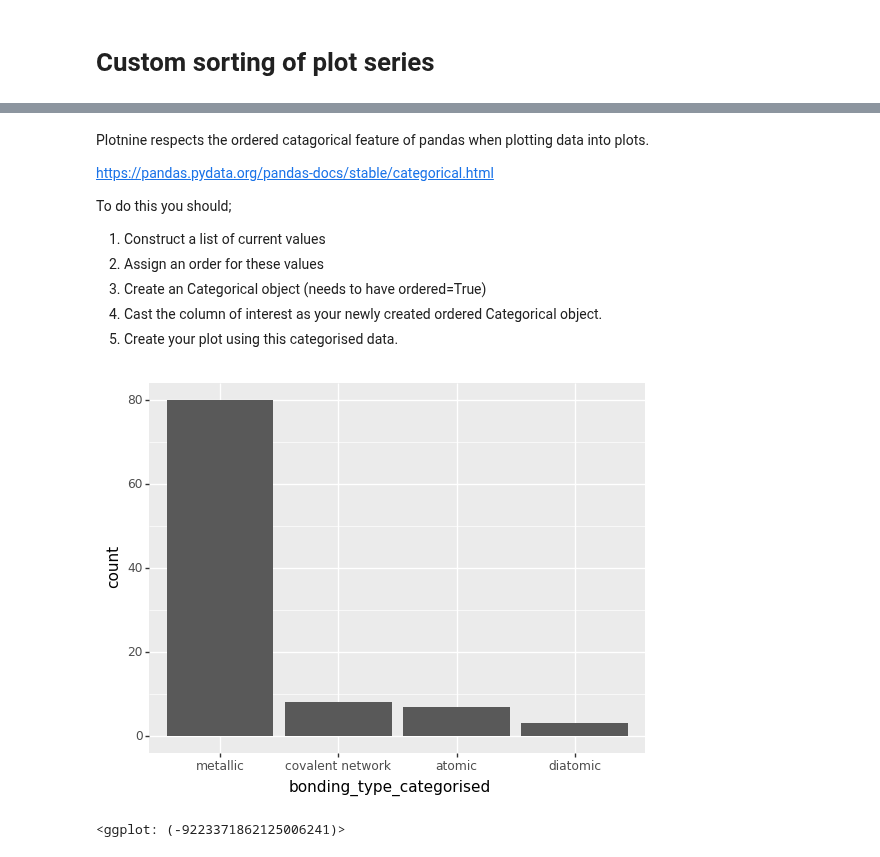
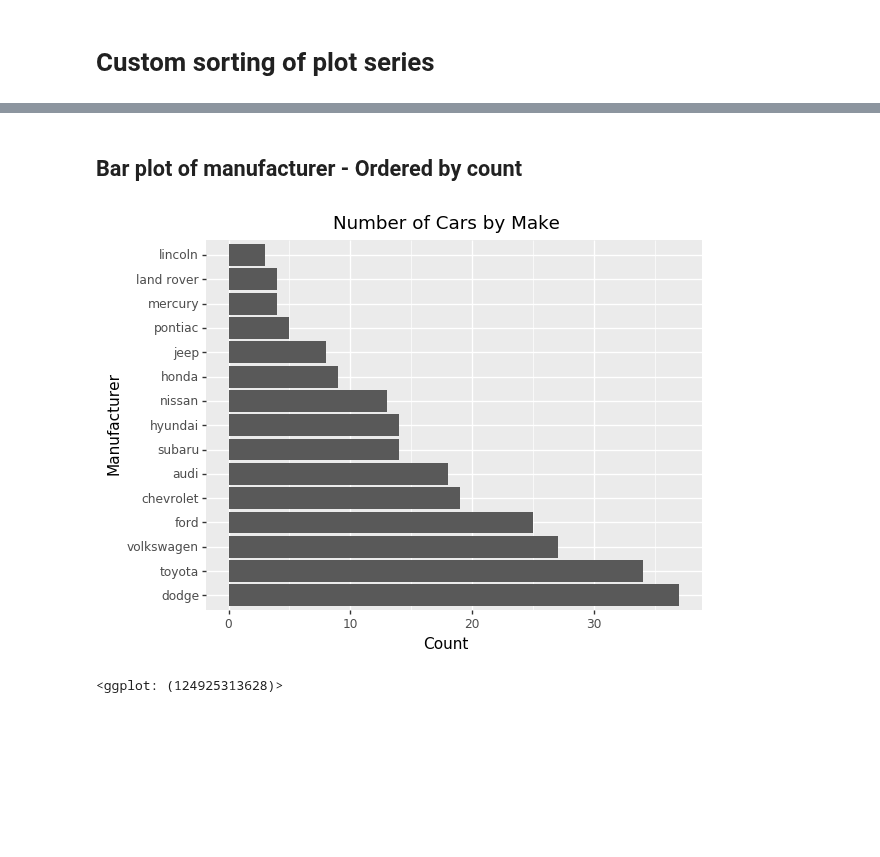
Before and after one commit to has2k1/plotnine-examples, a Jupyter notebook: plotnine_examples/tutorials/miscellaneous-order-plot-series.ipynb, the cells around one changed output, grey strips where cells are left out. Drawn from its saved outputs; the diff is of its cells as text; code cells hidden in the pictures; blank space fills up the shorter version.

```diff
--- a/plotnine_examples/tutorials/miscellaneous-order-plot-series.ipynb
+++ b/plotnine_examples/tutorials/miscellaneous-order-plot-series.ipynb
@@ -35,35 +11,0 @@ The desired order for this plot would be as it as above, but instead the default
-# %% [markdown]
-Plotnine respects the ordered catagorical feature of pandas when plotting data into plots.
-
-https://pandas.pydata.org/pandas-docs/stable/categorical.html
-
-To do this you should;
-1. Construct a list of current values
-2. Assign an order for these values
-3. Create an Categorical object (needs to have ordered=True)
-4. Cast the column of interest as your newly created ordered Categorical object.
-5. Create your plot using this categorised data.
-# %%
-# Create a list of models with the number of counts of each
-bonding_type_counts = elem["bonding type"].value_counts()
-
-# Create a list of current values from the index
-bonding_types_list = list(bonding_type_counts.index.values)
-
-# Create the category
-bonding_type_cats = pd.Categorical(elem["bonding type"],
-                                   categories=bonding_types_list,
-                                   ordered=True)
-
-# Cast the existing data into the category we just setup
-#   use a new series for the sake of demonstration
-elem["bonding_type_categorised"] = elem["bonding type"].astype(bonding_type_cats)
-
-# Finally plot the data
-#   we need to remove NA values otherwise they get included in the last category (diatomic)
-(ggplot(elem[elem["bonding_type_categorised"].notna()], aes(x="bonding_type_categorised"))
-     + geom_bar()
-)
-# %% [output]
-[figure, removed]
-<ggplot: (-9223371862125006241)>
@@ -69,0 +14,30 @@ elem["bonding_type_categorised"] = elem["bonding type"].astype(bonding_type_cats
+# %% [markdown]
+## Bar plot of manufacturer - Ordered by count
+# %%
+# Create a list of models with the number of counts of each
+manufacturer_counts = mpg["manufacturer"].value_counts()
+
+# Create a list of manufacturers, the order of manufacturer's
+#   in this list will be the order in the final plot.
+manufacturer_list = list(manufacturer_counts.index)
+
+# Create a new *ordered* category type based from this list
+from pandas.api.types import CategoricalDtype
+manufacturer_cats = CategoricalDtype(categories = manufacturer_list,
+                                                  ordered = True)
+
+# Cast the existing categories into the new category, it seems
+#   we need to do this via a string, otherwise it silently fails.
+mpg["manufacturer_categorised"] = mpg["manufacturer"].astype(str).astype(manufacturer_cats)
+
+# Finally create the plot
+(ggplot(mpg) +
+     aes(x = 'manufacturer_categorised') +
+     geom_bar(size = 20) +
+     coord_flip() +
+     ggtitle('Number of Cars by Make') +
+     labs(y = "Count", x = "Manufacturer")
+)
+# %% [output]
+[figure, added]
+<ggplot: (124925313628)>
```
Also changed, not shown: parts of 11 cells of this notebook, 1 other file.
